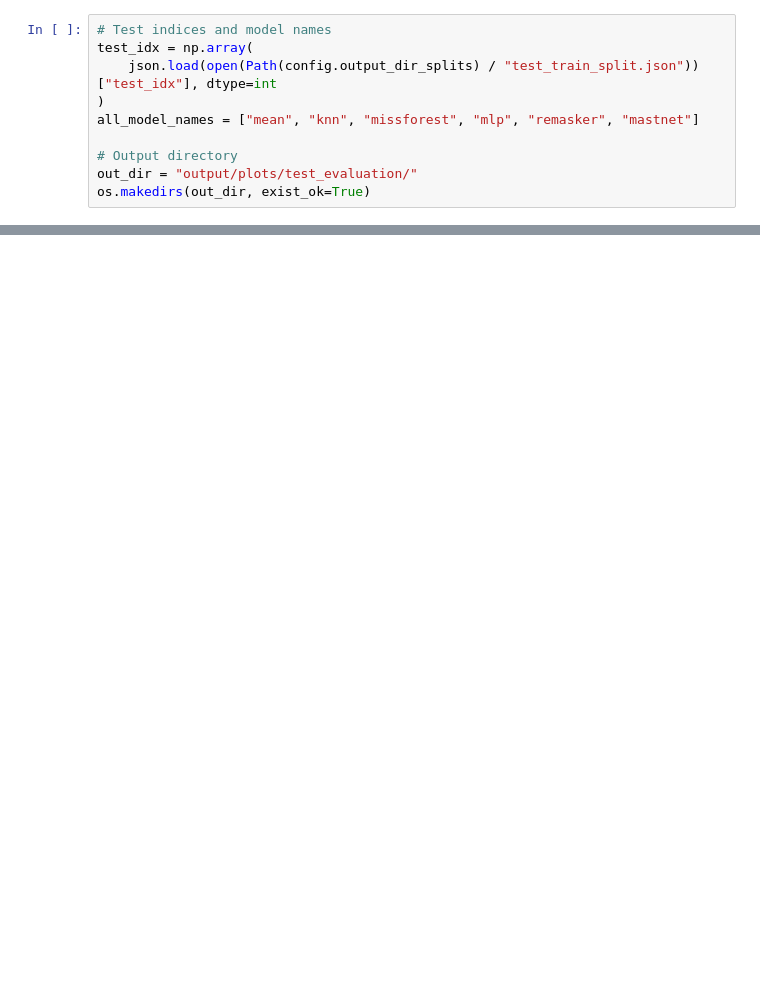
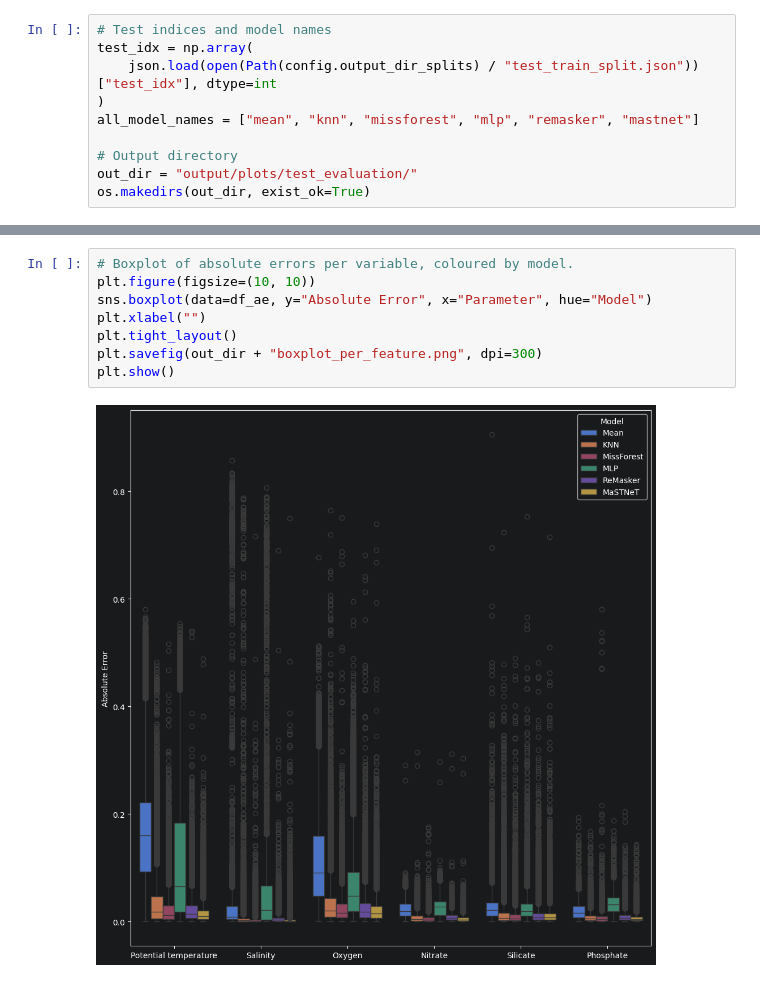
Before and after one commit to y-jenniges/time_imputation, a Jupyter notebook: test_evaluation.ipynb, the cells around one changed output, grey strips where cells are left out. Saved outputs shown, nothing was run; the diff lists cells and outputs as text; blank space fills up the shorter version.

```diff
--- a/test_evaluation.ipynb
+++ b/test_evaluation.ipynb
@@ -90,3 +180,13 @@ df_err["model"] = df_err["model"].map(config.model_name_map)
+# %%
+# Boxplot of absolute errors per variable, coloured by model.
+plt.figure(figsize=(10, 10))
+sns.boxplot(data=df_ae, y="Absolute Error", x="Parameter", hue="Model")
+plt.xlabel("")
+plt.tight_layout()
+plt.savefig(out_dir + "boxplot_per_feature.png", dpi=300)
+plt.show()
+# %% [output]
+[figure, added]
 # %%
 # Violinplot per feature
 g = sns.catplot(
```
Also changed, not shown: parts of 15 cells of this notebook.
